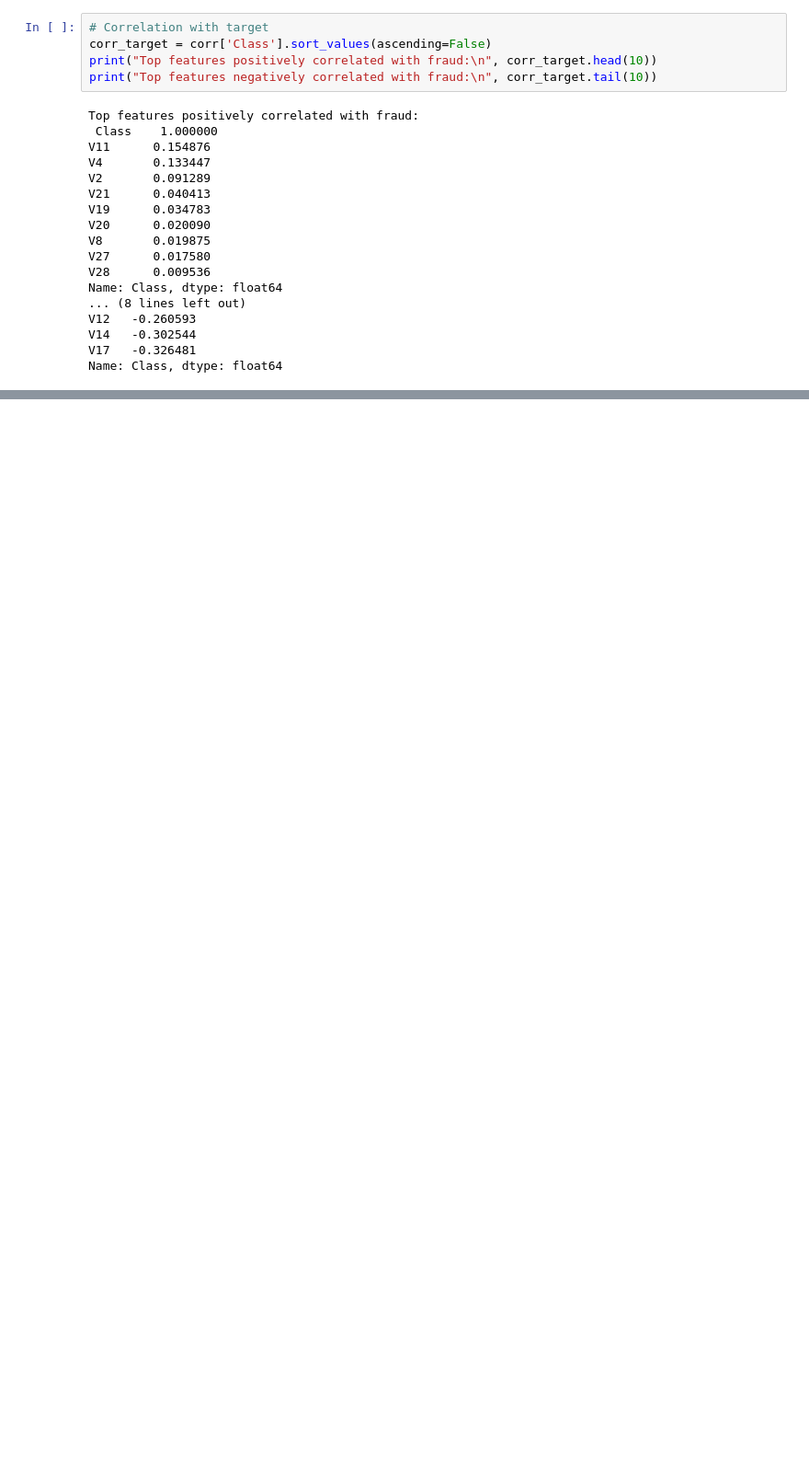
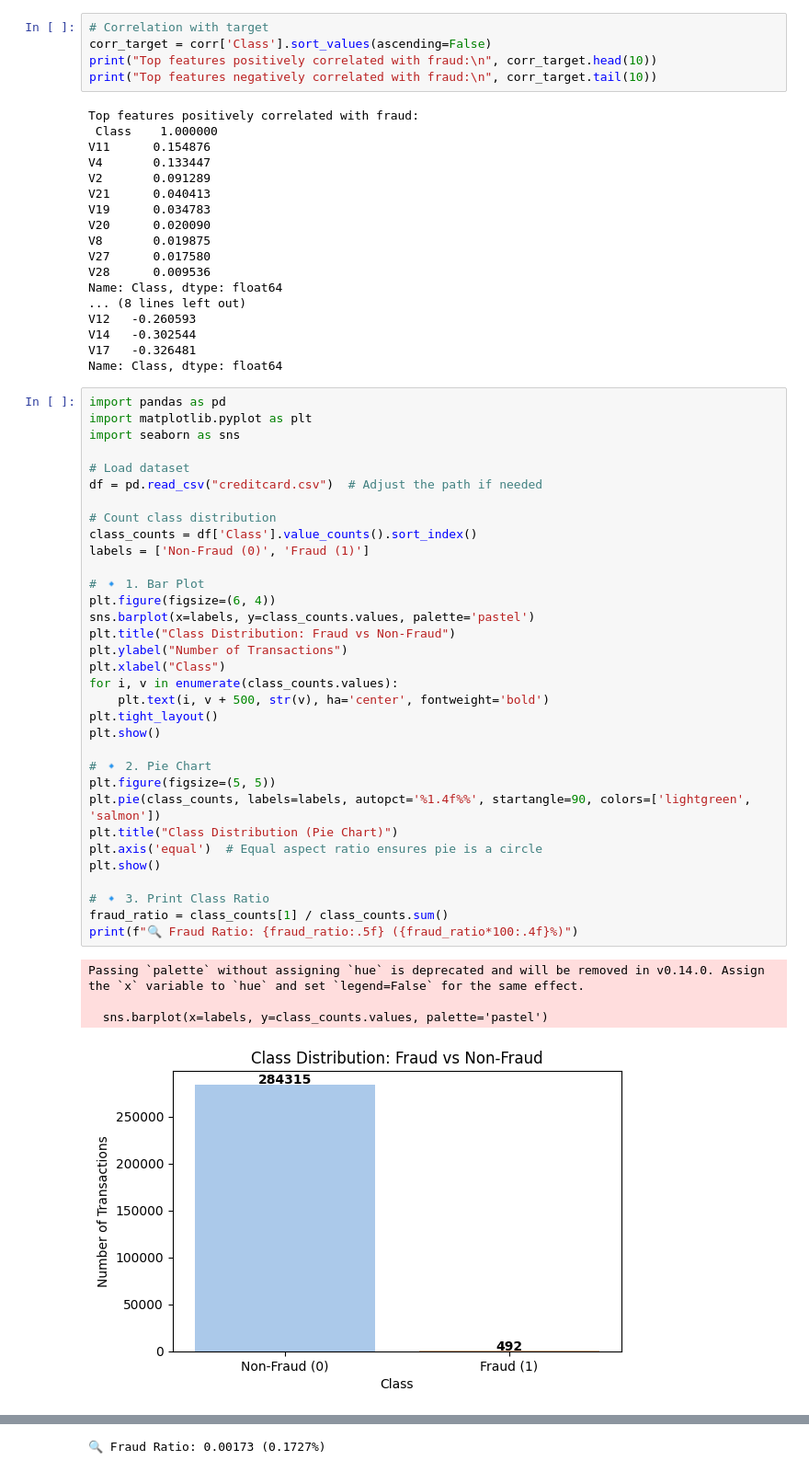
Before and after one commit to vijaivimu/Credit-Card-Fraud-Detection, a Jupyter notebook: EDA.ipynb, the cells around one changed output, grey strips where cells are left out. Shown: that part at 92% size. Drawn from its saved outputs; the diff is of its cells as text; blank space fills up the shorter version.

Commit message:
class distribution

```diff
--- a/EDA.ipynb
+++ b/EDA.ipynb
@@ -117,3 +117,41 @@ V12   -0.260593
 V14   -0.302544
 V17   -0.326481
 Name: Class, dtype: float64
+# %%
+import pandas as pd
+import matplotlib.pyplot as plt
+import seaborn as sns
+
+# Load dataset
+df = pd.read_csv("creditcard.csv")  # Adjust the path if needed
+
+# Count class distribution
+class_counts = df['Class'].value_counts().sort_index()
+labels = ['Non-Fraud (0)', 'Fraud (1)']
+
+# 🔹 1. Bar Plot
+plt.figure(figsize=(6, 4))
+sns.barplot(x=labels, y=class_counts.values, palette='pastel')
+plt.title("Class Distribution: Fraud vs Non-Fraud")
+plt.ylabel("Number of Transactions")
+plt.xlabel("Class")
+for i, v in enumerate(class_counts.values):
+    plt.text(i, v + 500, str(v), ha='center', fontweight='bold')
+plt.tight_layout()
+plt.show()
+
+# 🔹 2. Pie Chart
+plt.figure(figsize=(5, 5))
+plt.pie(class_counts, labels=labels, autopct='%1.4f%%', startangle=90, colors=['lightgreen', 'salmon'])
+plt.title("Class Distribution (Pie Chart)")
+plt.axis('equal')  # Equal aspect ratio ensures pie is a circle
+plt.show()
+
+# 🔹 3. Print Class Ratio
+fraud_ratio = class_counts[1] / class_counts.sum()
+print(f"🔍 Fraud Ratio: {fraud_ratio:.5f} ({fraud_ratio*100:.4f}%)")
+# %% [output]
+Passing `palette` without assigning `hue` is deprecated and will be removed in v0.14.0. Assign the `x` variable to `hue` and set `legend=False` for the same effect.
+
+  sns.barplot(x=labels, y=class_counts.values, palette='pastel')
+[figure, added]
@@ -119,0 +159 @@ Name: Class, dtype: float64
+🔍 Fraud Ratio: 0.00173 (0.1727%)
```
Also changed, not shown: parts of 1 cell of this notebook.
